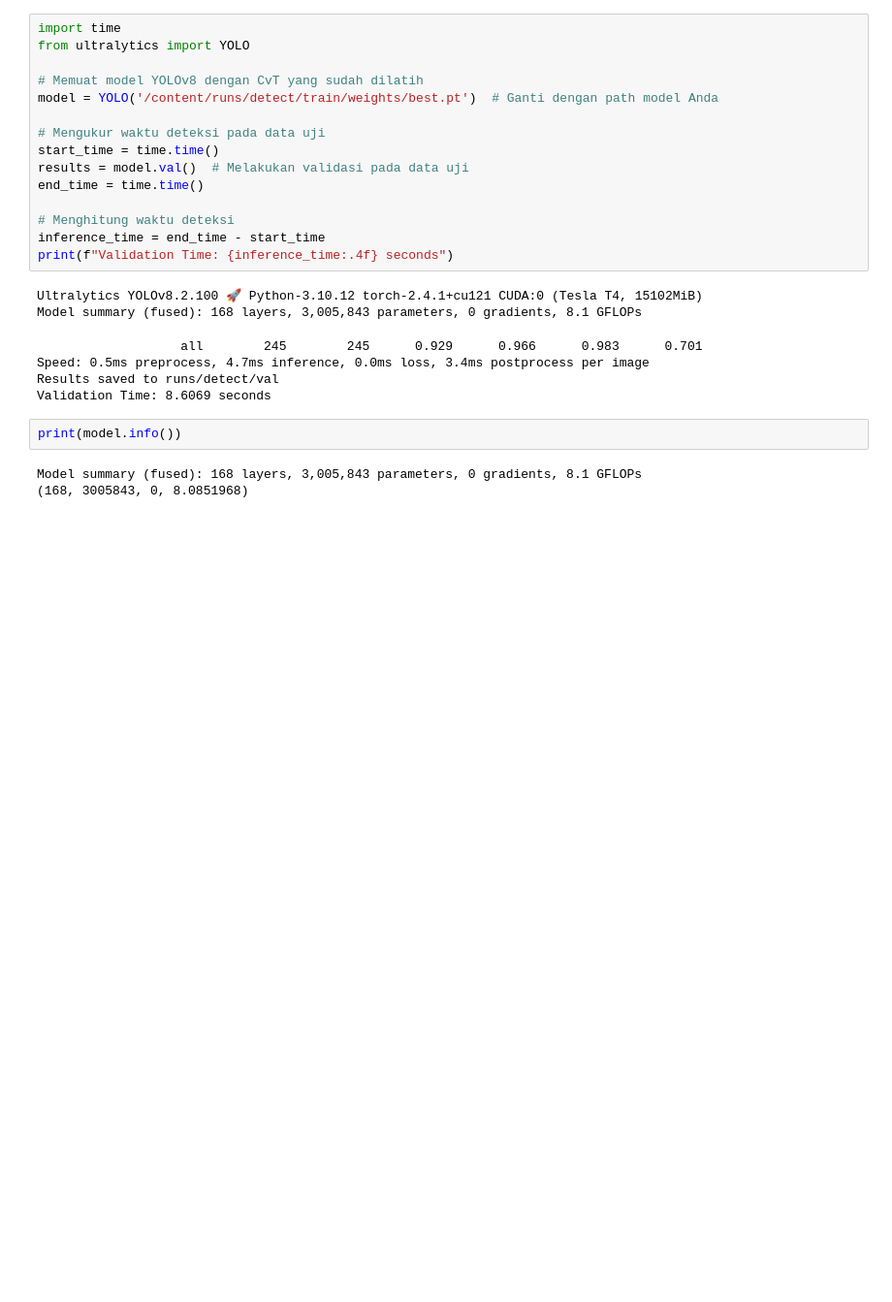
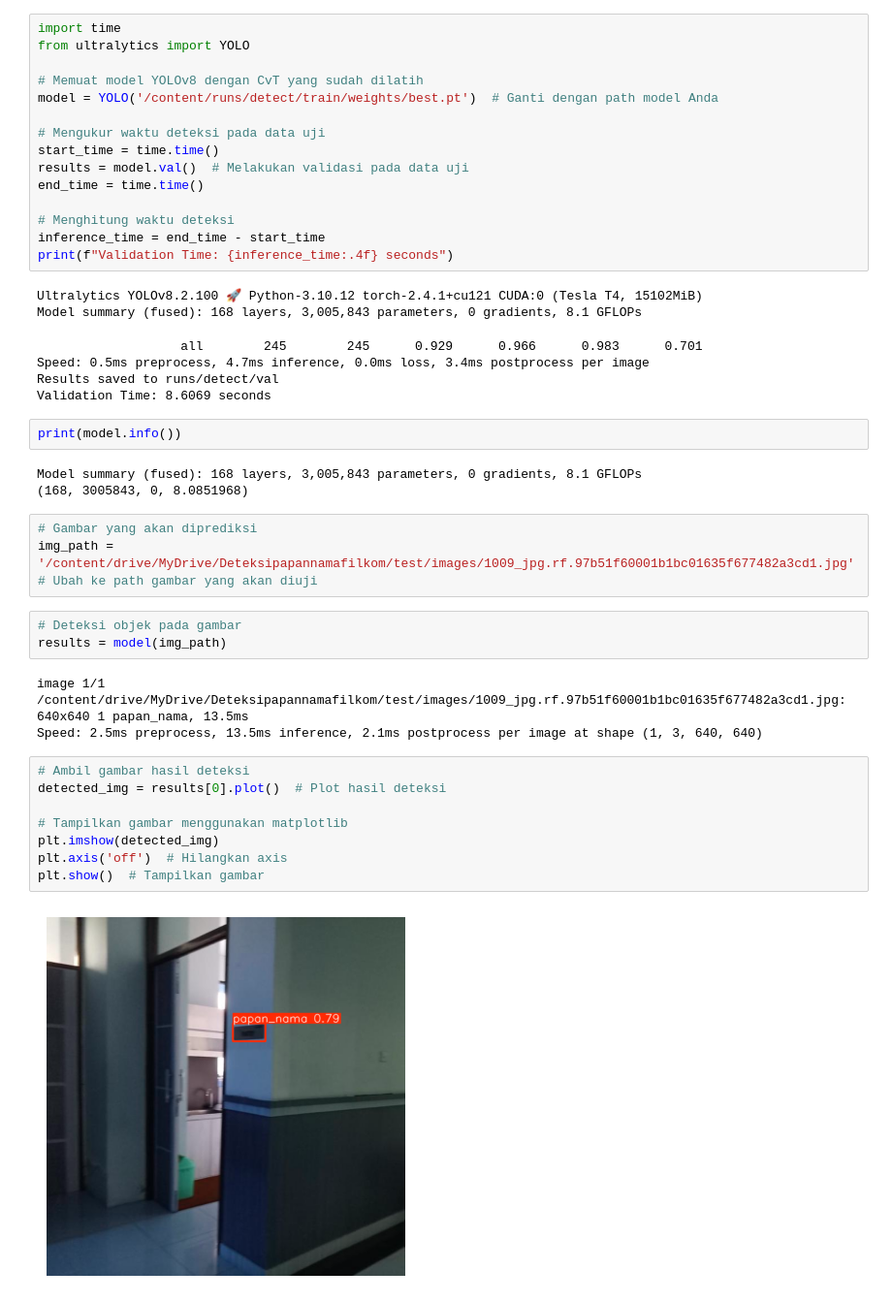
Before and after one commit to daniswara10/DeteksiPapanNamaFilkomDenganCvT, a Jupyter notebook: ProjectCvT.ipynb, the cells around one changed output. Shown at 97% size. Cells and saved outputs as stored; diff of their text form; blank space fills up the shorter version.

```diff
--- a/ProjectCvT.ipynb
+++ b/ProjectCvT.ipynb
@@ -365,3 +365,22 @@ print(model.info())
 # %% [output]
 Model summary (fused): 168 layers, 3,005,843 parameters, 0 gradients, 8.1 GFLOPs
 (168, 3005843, 0, 8.0851968)
+# %%
+# Gambar yang akan diprediksi
+img_path = '/content/drive/MyDrive/Deteksipapannamafilkom/test/images/1009_jpg.rf.97b51f60001b1bc01635f677482a3cd1.jpg'  # Ubah ke path gambar yang akan diuji
+# %%
+# Deteksi objek pada gambar
+results = model(img_path)
+# %% [output]
+image 1/1 /content/drive/MyDrive/Deteksipapannamafilkom/test/images/1009_jpg.rf.97b51f60001b1bc01635f677482a3cd1.jpg: 640x640 1 papan_nama, 13.5ms
+Speed: 2.5ms preprocess, 13.5ms inference, 2.1ms postprocess per image at shape (1, 3, 640, 640)
+# %%
+# Ambil gambar hasil deteksi
+detected_img = results[0].plot()  # Plot hasil deteksi
+
+# Tampilkan gambar menggunakan matplotlib
+plt.imshow(detected_img)
+plt.axis('off')  # Hilangkan axis
+plt.show()  # Tampilkan gambar
+# %% [output]
+[figure, added]
```
